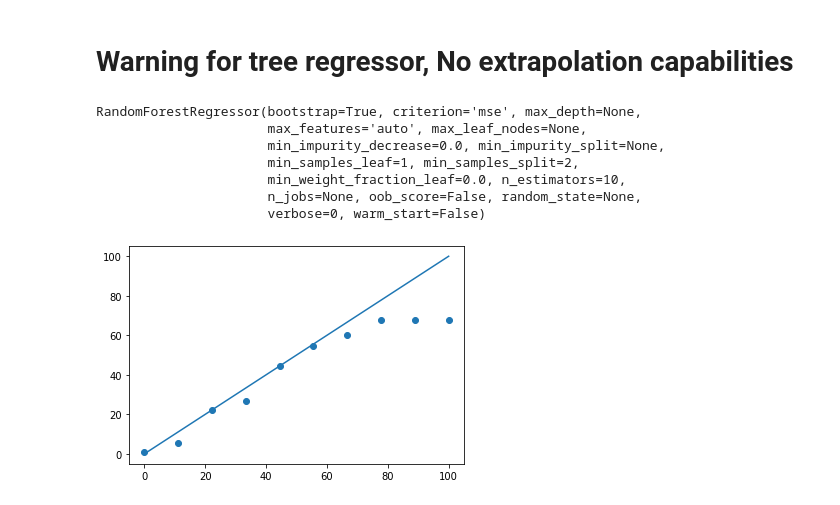
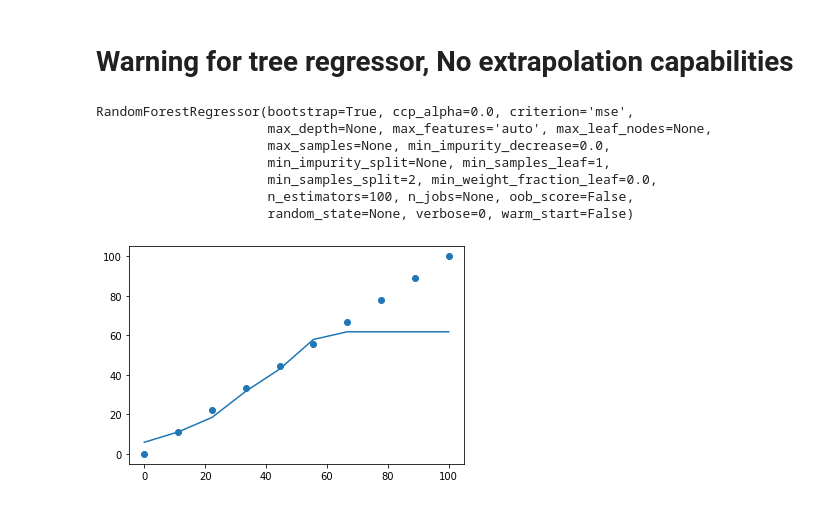
Before and after one commit to alexisfcote/formation_ai, a Jupyter notebook: 5-ch10.ipynb, the cells around one changed output. Drawn from its saved outputs; the diff is of its cells as text; code cells hidden in the pictures.

```diff
--- a/ch10.ipynb
+++ b/5-ch10.ipynb
@@ -423,18 +418,18 @@ y = x
 # %%
 forest_reg = RandomForestRegressor()
 # %%
-forest_reg.fit(x[:8, None], y[:8])
+forest_reg.fit(x[:7, None], y[:7])
 # %% [output]
-RandomForestRegressor(bootstrap=True, criterion='mse', max_depth=None,
-                      max_features='auto', max_leaf_nodes=None,
-                      min_impurity_decrease=0.0, min_impurity_split=None,
-                      min_samples_leaf=1, min_samples_split=2,
-                      min_weight_fraction_leaf=0.0, n_estimators=10,
-                      n_jobs=None, oob_score=False, random_state=None,
-                      verbose=0, warm_start=False)
+RandomForestRegressor(bootstrap=True, ccp_alpha=0.0, criterion='mse',
+                      max_depth=None, max_features='auto', max_leaf_nodes=None,
+                      max_samples=None, min_impurity_decrease=0.0,
+                      min_impurity_split=None, min_samples_leaf=1,
+                      min_samples_split=2, min_weight_fraction_leaf=0.0,
+                      n_estimators=100, n_jobs=None, oob_score=False,
+                      random_state=None, verbose=0, warm_start=False)
 # %%
-plt.scatter(x[:, None], forest_reg.predict(x[:, None]))
-plt.plot(x, y)
+plt.plot(x[:, None], forest_reg.predict(x[:, None]))
+plt.scatter(x, y)
 plt.show()
 # %% [output]
-[figure, old version]
+[figure, new version]
```
Also changed, not shown: parts of 4 cells of this notebook, 5 other files.
